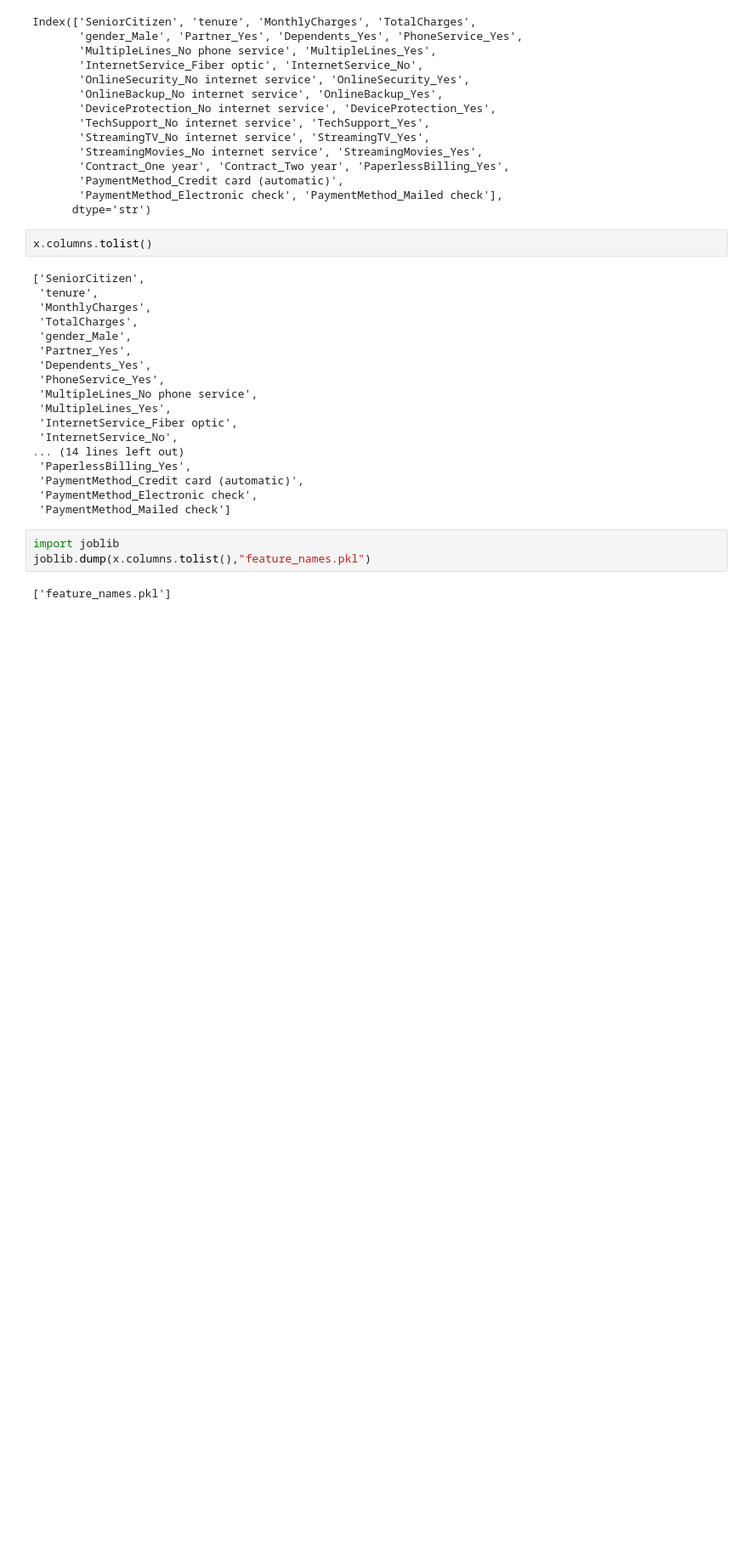
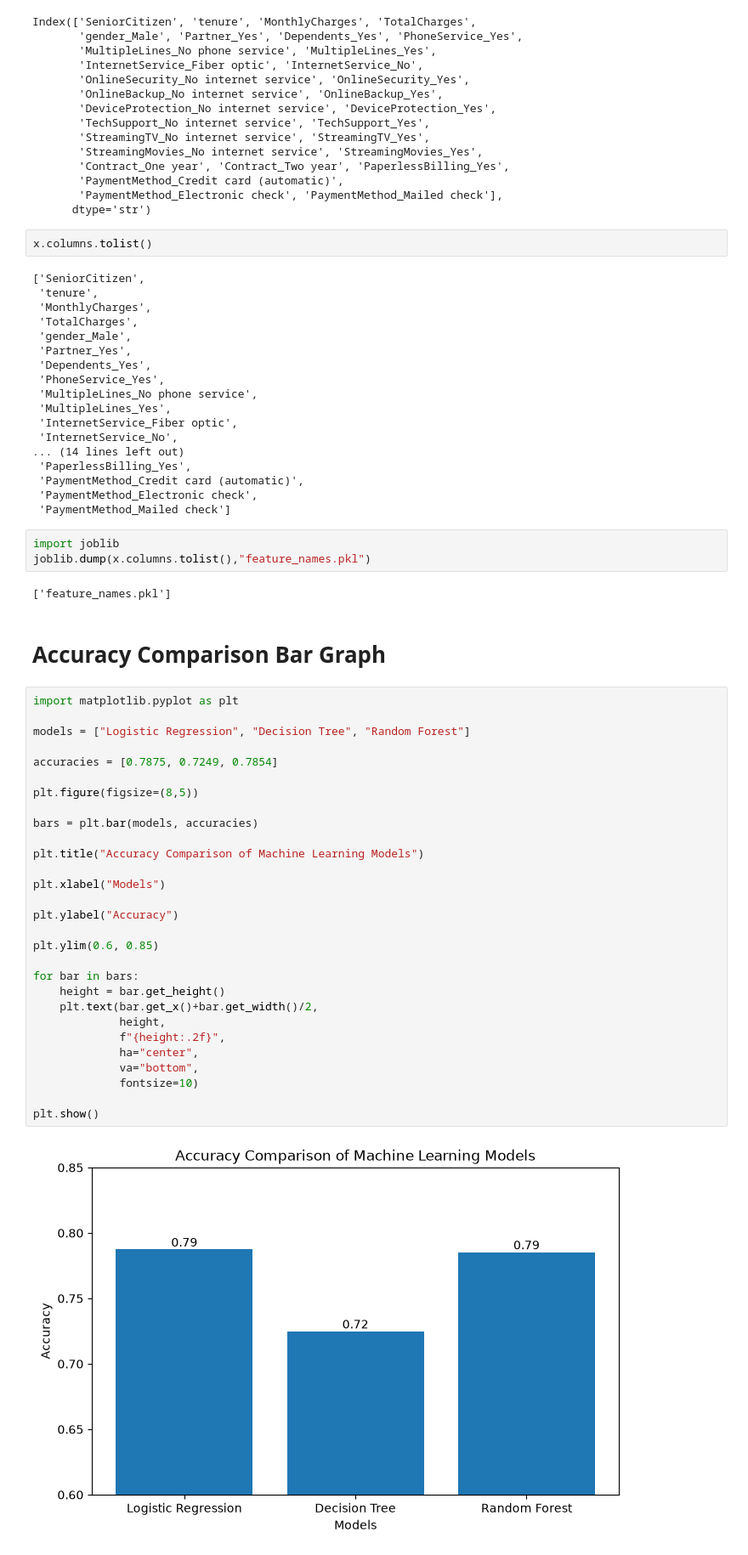
Before and after one commit to pushadapuvarshitha-blip/AI-Customer-churn-prediction, a Jupyter notebook: churn.ipynb, the cells around one changed output. Shown at 85% size. Cells and saved outputs as stored; diff of their text form; blank space fills up the shorter version.

```diff
--- a/churn.ipynb
+++ b/churn.ipynb
@@ -340,3 +366,36 @@ import joblib
 joblib.dump(x.columns.tolist(),"feature_names.pkl")
 # %% [output]
 ['feature_names.pkl']
+# %% [markdown]
+# Accuracy Comparison Bar Graph
+# %%
+import matplotlib.pyplot as plt
+
+models = ["Logistic Regression", "Decision Tree", "Random Forest"]
+
+accuracies = [0.7875, 0.7249, 0.7854]
+
+plt.figure(figsize=(8,5))
+
+bars = plt.bar(models, accuracies)
+
+plt.title("Accuracy Comparison of Machine Learning Models")
+
+plt.xlabel("Models")
+
+plt.ylabel("Accuracy")
+
+plt.ylim(0.6, 0.85)
+
+for bar in bars:
+    height = bar.get_height()
+    plt.text(bar.get_x()+bar.get_width()/2,
+             height,
+             f"{height:.2f}",
+             ha="center",
+             va="bottom",
+             fontsize=10)
+
+plt.show()
+# %% [output]
+[figure, added]
```
Also changed, not shown: parts of 19 cells of this notebook.
